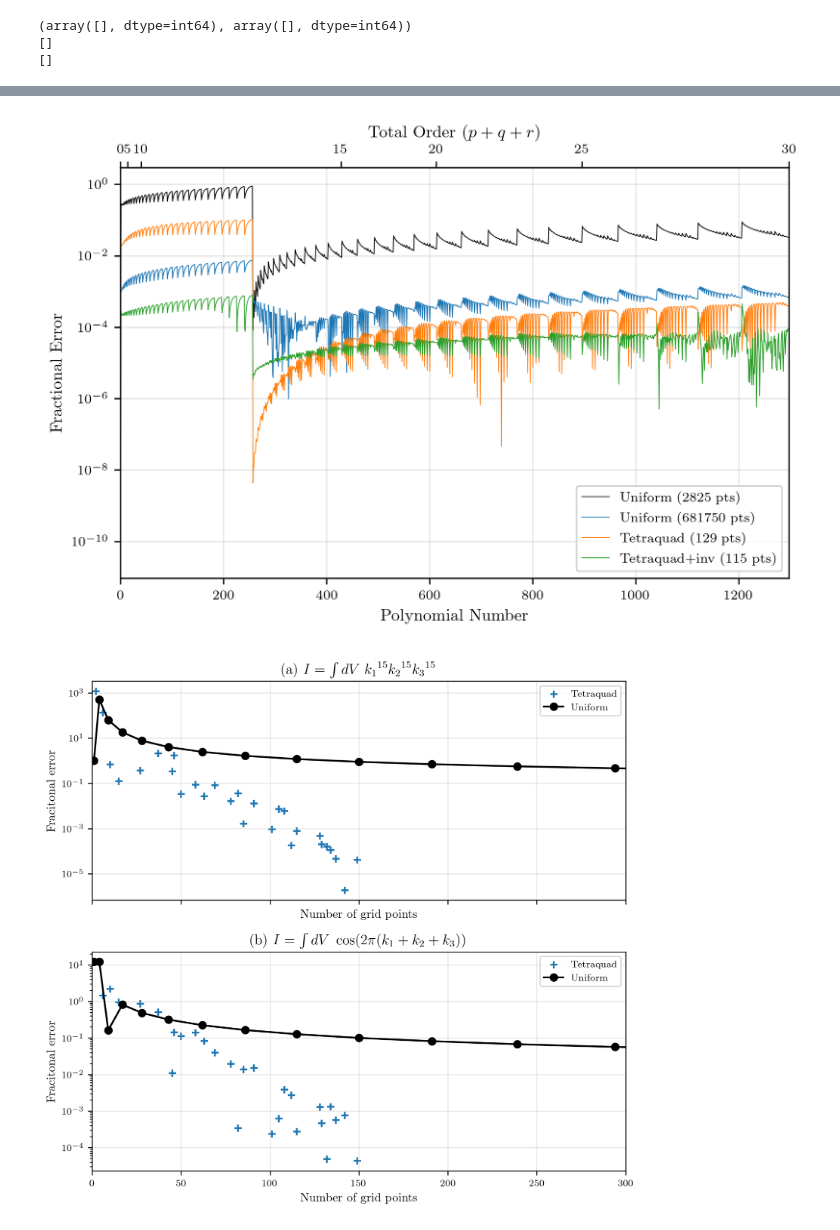
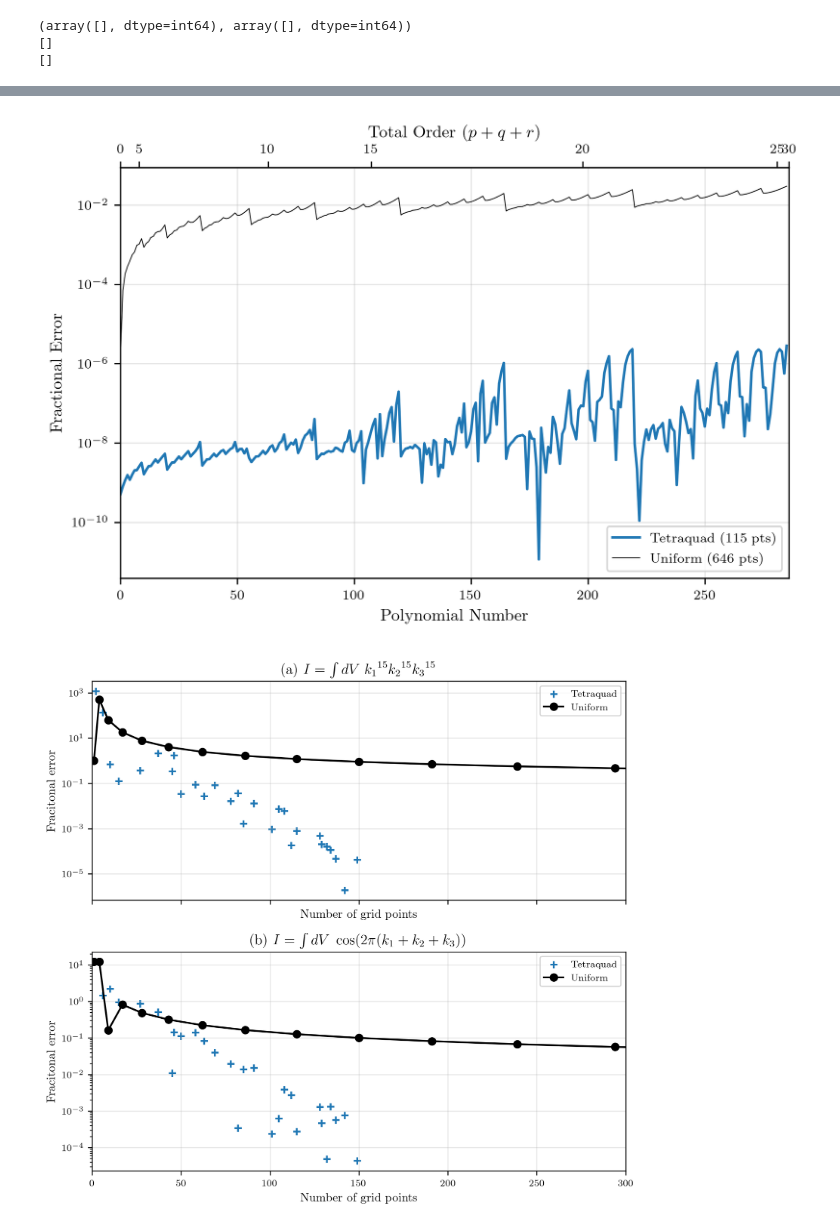
Before and after one commit to Wuhyun/Tetraquad, a Jupyter notebook: tetraquad_test.ipynb, the cells around one changed output, grey strips where cells are left out. Drawn from its saved outputs; the diff is of its cells as text; code cells hidden in the pictures.

```diff
--- a/tetraquad_test.ipynb
+++ b/tetraquad_test.ipynb
@@ -34,9 +83,9 @@ fig_height = fig_width / 1.61803
 # %%
 alpha = 0.001
-N = 30
-negative_power = 0.96 - 2
-ps, qs, rs = tetraquad.poly_triplets_individual_degree(N, negative_power=negative_power)
-res = tetraquad.analytic_poly_cross_product_alpha_ns(ps, qs, rs, alpha, negative_power=negative_power)
+N = 10
+ps, qs, rs = tetraquad.poly_triplets_individual_degree(N)
+#res = tetraquad.analytic_poly_cross_product_alpha_ns(ps, qs, rs, alpha, negative_power=negative_power)
+res = tetraquad.analytic_poly_cross_product_alpha(ps, qs, rs, alpha)
 print(res)
 # %% [output]
 Betas precomputed
@@ -105,53 +171,53 @@ weights_cython /= k_max ** 3
 # %%
 # Test to check numerical integration accuracy
 
-# k1, k2, k3 = grid
+k1, k2, k3 = grid
 # #ps, qs, rs = tetraquad.poly_triplets_total_degree(2*N)
 # ps, qs, rs = tetraquad.poly_triplets_total_degree(N, negative_power=-2+0.965)
 
-# analytic = tetraquad.analytic_poly_integrals_alpha(ps, qs, rs, alpha)
+analytic = tetraquad.analytic_poly_integrals_alpha(ps, qs, rs, alpha)
 
-# numerical = np.array([np.dot(weights, tetraquad.poly_evaluations(p, q, r, k1, k2, k3)) for p, q, r in zip(ps, qs, rs)])
+numerical = np.array([np.dot(weights, tetraquad.poly_evaluations(p, q, r, k1, k2, k3)) for p, q, r in zip(ps, qs, rs)])
 # numerical_neg = np.array([np.dot(weights_neg, tetraquad.poly_evaluations(p, q, r, grid_neg[0,:], grid_neg[1,:], grid_neg[2,:])) for p, q, r in zip(ps, qs, rs)])
-# numerical_uni = np.array([np.dot(weights_uni, tetraquad.poly_evaluations(p, q, r, grid_uni[0,:], grid_uni[1,:], grid_uni[2,:])) for p, q, r in zip(ps, qs, rs)])
-# numerical_test = np.array([np.dot(weights_test, tetraquad.poly_evaluations(p, q, r, grid_test[0,:], grid_test[1,:], grid_test[2,:])) for p, q, r in zip(ps, qs, rs)])
+numerical_uni = np.array([np.dot(weights_uni, tetraquad.poly_evaluations(p, q, r, grid_uni[0,:], grid_uni[1,:], grid_uni[2,:])) for p, q, r in zip(ps, qs, rs)])
+#numerical_test = np.array([np.dot(weights_test, tetraquad.poly_evaluations(p, q, r, grid_test[0,:], grid_test[1,:], grid_test[2,:])) for p, q, r in zip(ps, qs, rs)])
 # numerical_cython = np.array([np.dot(weights_cython, tetraquad.poly_evaluations(p, q, r, grid_cython[0,:], grid_cython[1,:], grid_cython[2,:])) for p, q, r in zip(ps, qs, rs)])
 
-# error = np.abs((numerical - analytic) / analytic)
+error = np.abs((numerical - analytic) / analytic)
 # error_neg = np.abs((numerical_neg - analytic) / analytic)
-# error_uni = np.abs((numerical_uni - analytic) / analytic)
-# error_test = np.abs((numerical_test - analytic) / analytic)
+error_uni = np.abs((numerical_uni - analytic) / analytic)
+#error_test = np.abs((numerical_test - analytic) / analytic)
 # error_cython = np.abs((numerical_cython - analytic) / analytic)
 
-# tot_degree = ps + qs + rs
-# poly_number = np.arange(len(tot_degree))
+tot_degree = ps + qs + rs
+poly_number = np.arange(len(tot_degree))
 
 
 # Helper functions for the plot
 def forward(x):
     return np.interp(x, poly_number, tot_degree)
 def inverse(y):
     return np.interp(y, tot_degree, poly_number)
 
 fig, ax = plt.subplots(figsize=(fig_width, fig_height))
-#ax.plot(error, label="Tetraquad ({} pts)".format(grid.shape[1]), c="tab:blue")
+ax.plot(error, label="Tetraquad ({} pts)".format(grid.shape[1]), c="tab:blue")
 ax.plot(error_uni, label="Uniform ({} pts)".format(grid_uni.shape[1]), c="k", lw=0.5)
-ax.plot(error_cython, label="Uniform ({} pts)".format(grid_cython.shape[1]), c="tab:blue", lw=0.5)
-ax.plot(error_test, label="Tetraquad ({} pts)".format(grid_test.shape[1]), c="tab:orange", lw=0.5)
-ax.plot(error_neg, label="Tetraquad+inv ({} pts)".format(grid_neg.shape[1]), c="tab:green", lw=0.5)
+#ax.plot(error_cython, label="Uniform ({} pts)".format(grid_cython.shape[1]), c="tab:blue", lw=0.5)
+#ax.plot(error_test, label="Tetraquad ({} pts)".format(grid_test.shape[1]), c="tab:orange", lw=0.5)
+#ax.plot(error_neg, label="Tetraquad+inv ({} pts)".format(grid_neg.shape[1]), c="tab:green", lw=0.5)
 ax.set_xlabel("Polynomial Number")
 ax.set_xlim([0,len(poly_number)])
 ax.set_yscale('log')
 ax.set_ylabel("Fractional Error")
 secax = ax.secondary_xaxis("top", functions=(forward,inverse))
 secax.set_xlabel("Total Order $(p+q+r)$")
 ax.legend(loc="lower right")
 #ax.text(12000, 1e-9, rf"$I(p,q,r) = \int dV \; k_1^p k_2^q k_3^r$")
 ax.grid(True, alpha=0.3)
 
 #fig.savefig("outputs/tetraquad_comparison_total_order_inv_included_230225.pdf")
 # %% [output]
-[figure, old version]
+[figure, new version]
 # %%
 np.save("outputs/error_cython_200.npy", error_cython)
 np.save("outputs/numerical_cython_200.npy", numerical_cython)
```
Also changed, not shown: parts of 14 cells of this notebook, 1 other file.
